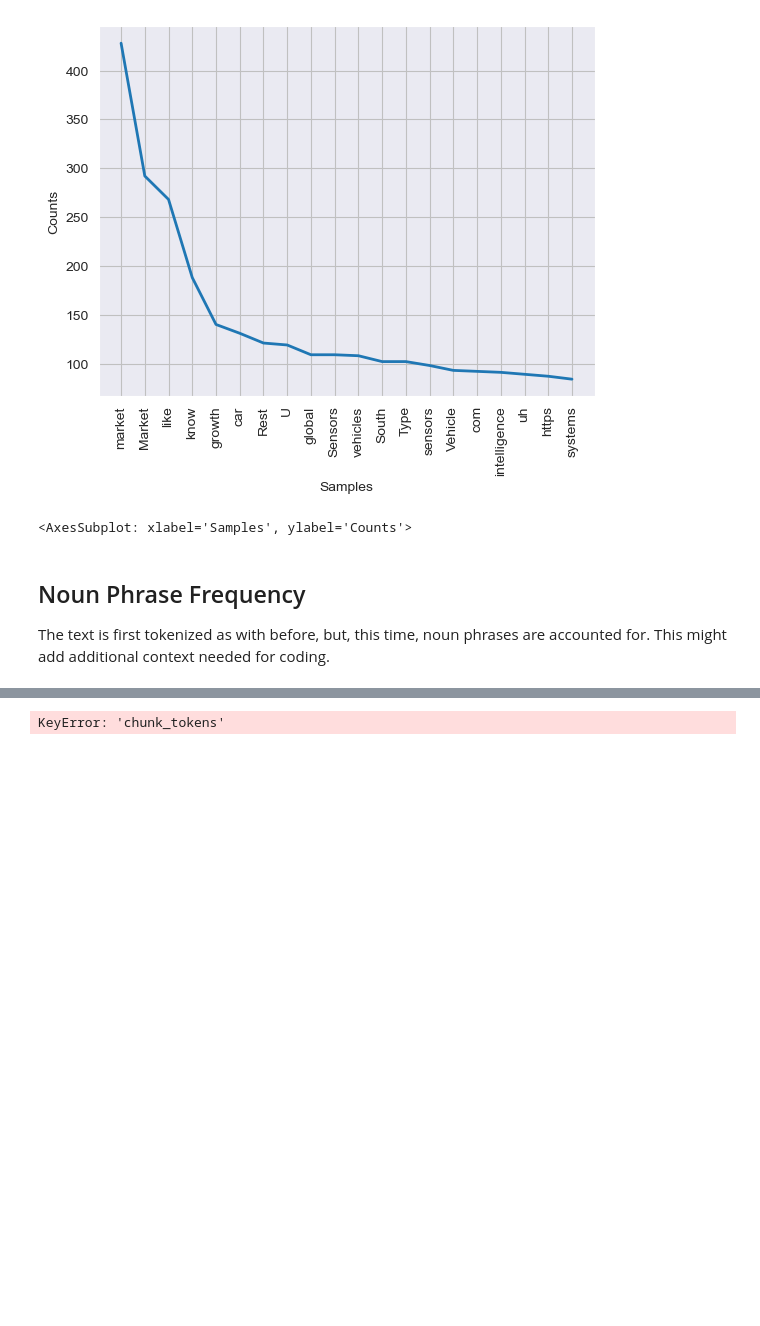
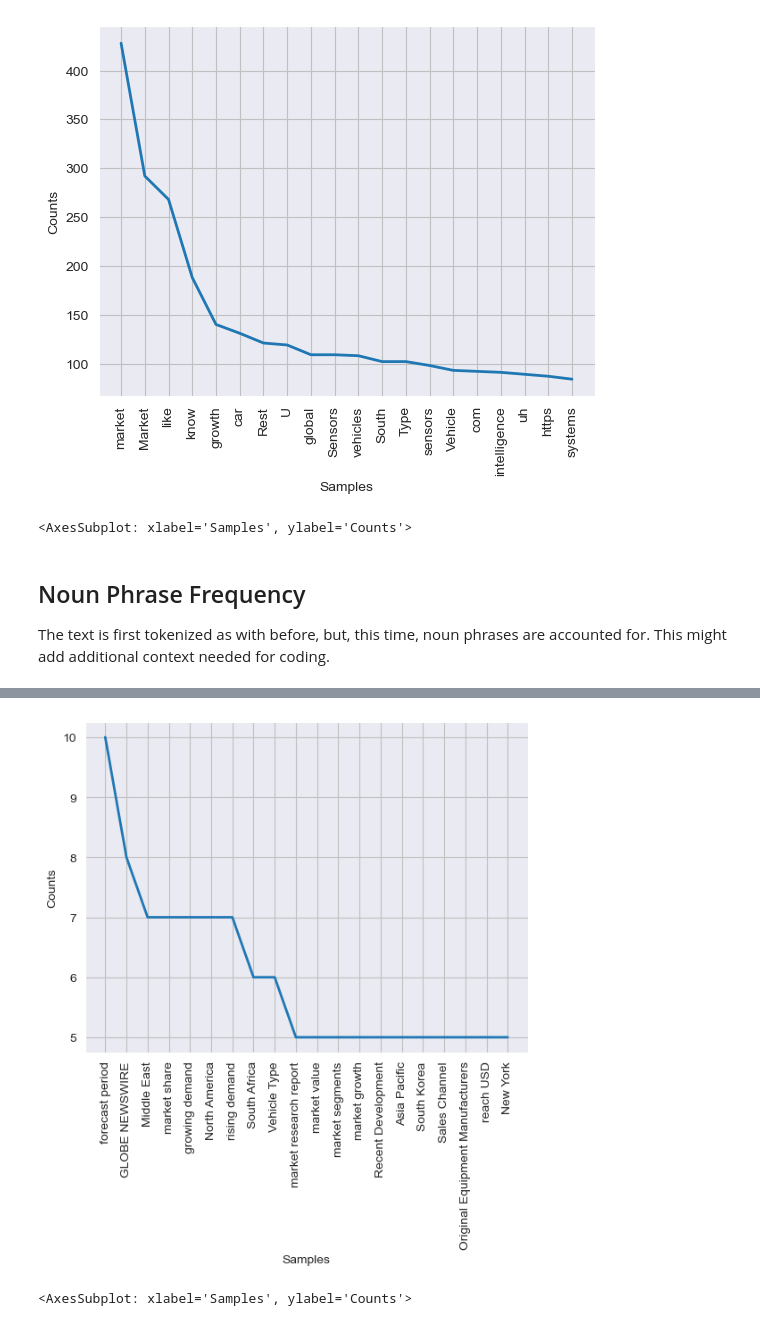
Before and after one commit to jamesmonterozo/news-articles-analysis, a Jupyter notebook: analysis.ipynb, the cells around one changed output, grey strips where cells are left out. Cells and saved outputs as stored; diff of their text form; code cells hidden in the pictures; blank space fills up the shorter version.

```diff
--- a/analysis.ipynb
+++ b/analysis.ipynb
@@ -197,8 +197,9 @@ df.head()
 # %%
 all_chunks = []
 for row in df['chunk_tokens']:
     all_chunks += row
 freq = nltk.FreqDist(all_chunks)
-freq.plot(30)
+freq.plot(20)
 # %% [output]
+[figure, added]
-KeyError: 'chunk_tokens'
+<AxesSubplot: xlabel='Samples', ylabel='Counts'>
```
Also changed, not shown: parts of 1 cell of this notebook.
